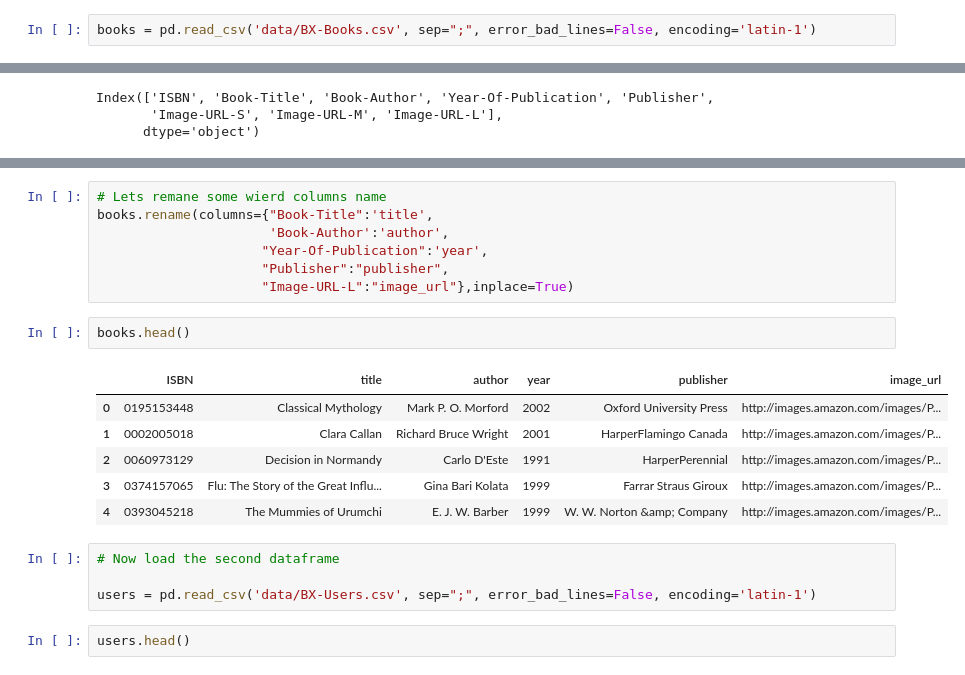
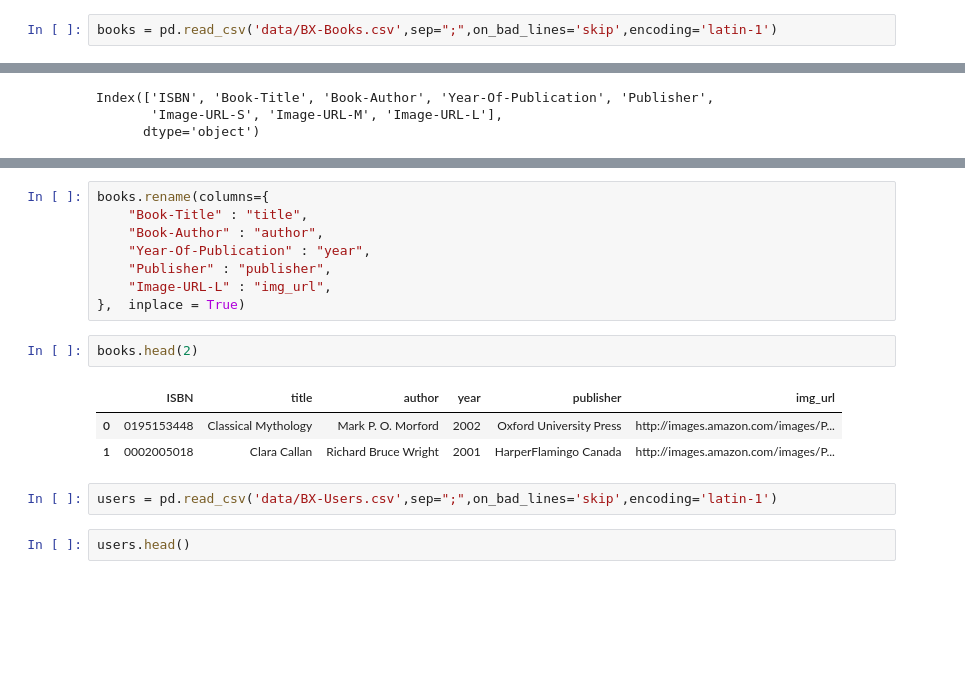
Before and after one commit to SubasishMula2001/Books_Recommender, a Jupyter notebook: Books Recommender.ipynb, the cells around one changed output, grey strips where cells are left out. Saved outputs shown, nothing was run; the diff lists cells and outputs as text; blank space fills up the shorter version.

```diff
--- a/Books Recommender.ipynb
+++ b/Books Recommender.ipynb
@@ -9,4 +6,4 @@ import numpy as np
 import matplotlib.pyplot as plt
 import seaborn as sns
 # %%
-books = pd.read_csv('data/BX-Books.csv', sep=";", error_bad_lines=False, encoding='latin-1')
+books = pd.read_csv('data/BX-Books.csv',sep=";",on_bad_lines='skip',encoding='latin-1')
@@ -58,23 +34,19 @@ books.head()
 # %%
-# Lets remane some wierd columns name
-books.rename(columns={"Book-Title":'title',
-                      'Book-Author':'author',
-                     "Year-Of-Publication":'year',
-                     "Publisher":"publisher",
-                     "Image-URL-L":"image_url"},inplace=True)
+books.rename(columns={
+    "Book-Title" : "title",
+    "Book-Author" : "author",
+    "Year-Of-Publication" : "year",
+    "Publisher" : "publisher",
+    "Image-URL-L" : "img_url",
+},  inplace = True)
 # %%
-books.head()
+books.head(2)
 # %% [output]
-|  | ISBN | title | author | year | publisher | image_url |
+|  | ISBN | title | author | year | publisher | img_url |
 | 0 | 0195153448 | Classical Mythology | Mark P. O. Morford | 2002 | Oxford University Press | http://images.amazon.com/images/P... |
 | 1 | 0002005018 | Clara Callan | Richard Bruce Wright | 2001 | HarperFlamingo Canada | http://images.amazon.com/images/P... |
-| 2 | 0060973129 | Decision in Normandy | Carlo D'Este | 1991 | HarperPerennial | http://images.amazon.com/images/P... |
-| 3 | 0374157065 | Flu: The Story of the Great Influ... | Gina Bari Kolata | 1999 | Farrar Straus Giroux | http://images.amazon.com/images/P... |
-| 4 | 0393045218 | The Mummies of Urumchi | E. J. W. Barber | 1999 | W. W. Norton &amp; Company | http://images.amazon.com/images/P... |
 # %%
-# Now load the second dataframe
-
-users = pd.read_csv('data/BX-Users.csv', sep=";", error_bad_lines=False, encoding='latin-1')
+users = pd.read_csv('data/BX-Users.csv',sep=";",on_bad_lines='skip',encoding='latin-1')
 # %%
 users.head()
 # %% [output]
```
Also changed, not shown: parts of 79 cells of this notebook.
